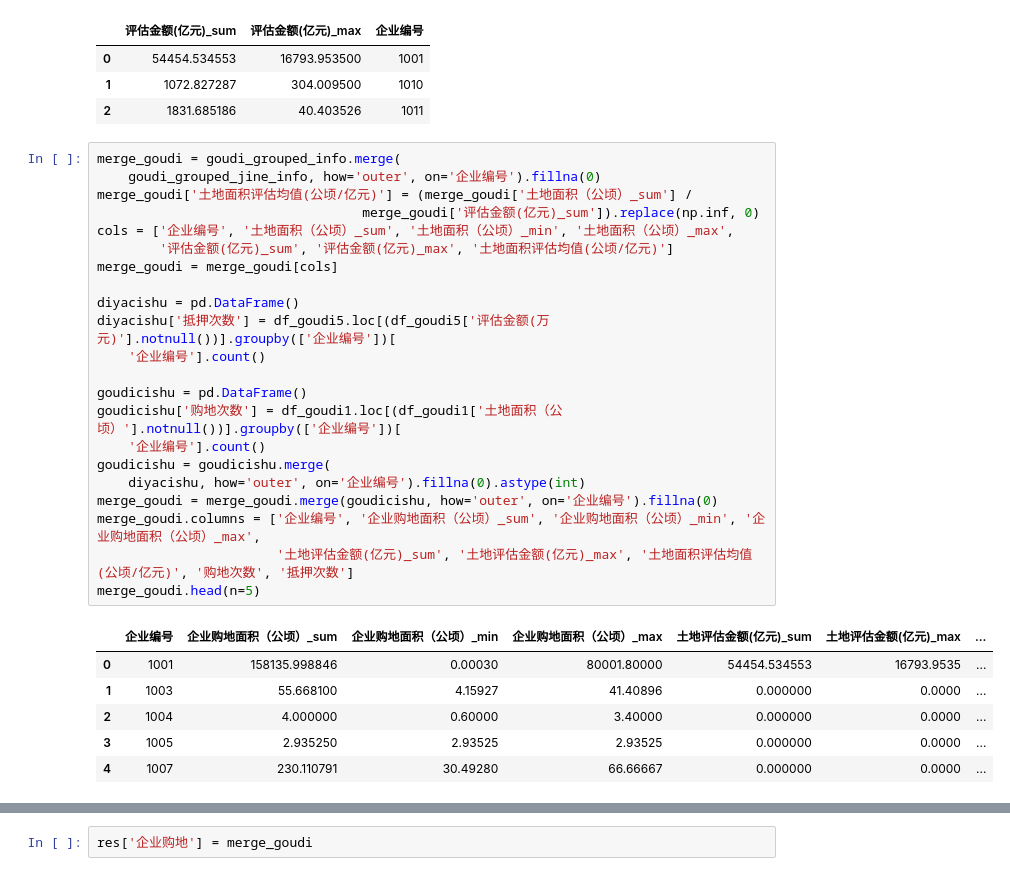
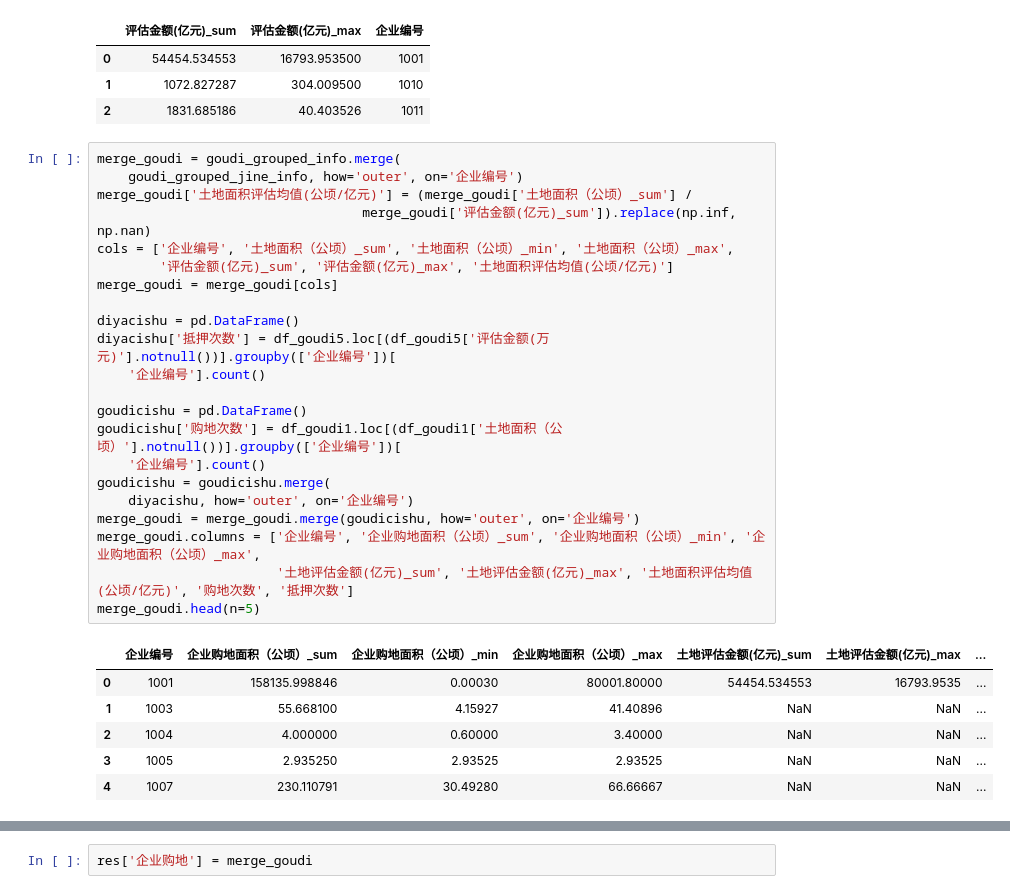
Before and after one commit to AlanConstantine/ISI-WorldCup2019, a Jupyter notebook: Code/FeatureEngineering/CombineNoFinancialData.ipynb, the cells around one changed output, grey strips where cells are left out. Drawn from its saved outputs; the diff is of its cells as text.

```diff
--- a/Code/FeatureEngineering/CombineNoFinancialData.ipynb
+++ b/Code/FeatureEngineering/CombineNoFinancialData.ipynb
@@ -555,30 +556,30 @@ goudi_grouped_jine_info.head(n=3)
 | 2 | 1831.685186 | 40.403526 | 1011 |
 # %%
 merge_goudi = goudi_grouped_info.merge(
-    goudi_grouped_jine_info, how='outer', on='企业编号').fillna(0)
+    goudi_grouped_jine_info, how='outer', on='企业编号')
 merge_goudi['土地面积评估均值(公顷/亿元)'] = (merge_goudi['土地面积（公顷）_sum'] /
-                                  merge_goudi['评估金额(亿元)_sum']).replace(np.inf, 0)
+                                  merge_goudi['评估金额(亿元)_sum']).replace(np.inf, np.nan)
 cols = ['企业编号', '土地面积（公顷）_sum', '土地面积（公顷）_min', '土地面积（公顷）_max',
         '评估金额(亿元)_sum', '评估金额(亿元)_max', '土地面积评估均值(公顷/亿元)']
 merge_goudi = merge_goudi[cols]
 
 diyacishu = pd.DataFrame()
 diyacishu['抵押次数'] = df_goudi5.loc[(df_goudi5['评估金额(万元)'].notnull())].groupby(['企业编号'])[
     '企业编号'].count()
 
 goudicishu = pd.DataFrame()
 goudicishu['购地次数'] = df_goudi1.loc[(df_goudi1['土地面积（公顷）'].notnull())].groupby(['企业编号'])[
     '企业编号'].count()
 goudicishu = goudicishu.merge(
-    diyacishu, how='outer', on='企业编号').fillna(0).astype(int)
-merge_goudi = merge_goudi.merge(goudicishu, how='outer', on='企业编号').fillna(0)
+    diyacishu, how='outer', on='企业编号')
+merge_goudi = merge_goudi.merge(goudicishu, how='outer', on='企业编号')
 merge_goudi.columns = ['企业编号', '企业购地面积（公顷）_sum', '企业购地面积（公顷）_min', '企业购地面积（公顷）_max',
                        '土地评估金额(亿元)_sum', '土地评估金额(亿元)_max', '土地面积评估均值(公顷/亿元)', '购地次数', '抵押次数']
 merge_goudi.head(n=5)
 # %% [output]
 |  | 企业编号 | 企业购地面积（公顷）_sum | 企业购地面积（公顷）_min | 企业购地面积（公顷）_max | 土地评估金额(亿元)_sum | 土地评估金额(亿元)_max | ... |
 | 0 | 1001 | 158135.998846 | 0.00030 | 80001.80000 | 54454.534553 | 16793.9535 | ... |
-| 1 | 1003 | 55.668100 | 4.15927 | 41.40896 | 0.000000 | 0.0000 | ... |
-| 2 | 1004 | 4.000000 | 0.60000 | 3.40000 | 0.000000 | 0.0000 | ... |
-| 3 | 1005 | 2.935250 | 2.93525 | 2.93525 | 0.000000 | 0.0000 | ... |
-| 4 | 1007 | 230.110791 | 30.49280 | 66.66667 | 0.000000 | 0.0000 | ... |
+| 1 | 1003 | 55.668100 | 4.15927 | 41.40896 | NaN | NaN | ... |
+| 2 | 1004 | 4.000000 | 0.60000 | 3.40000 | NaN | NaN | ... |
+| 3 | 1005 | 2.935250 | 2.93525 | 2.93525 | NaN | NaN | ... |
+| 4 | 1007 | 230.110791 | 30.49280 | 66.66667 | NaN | NaN | ... |
```
Also changed, not shown: parts of 2 cells of this notebook.
